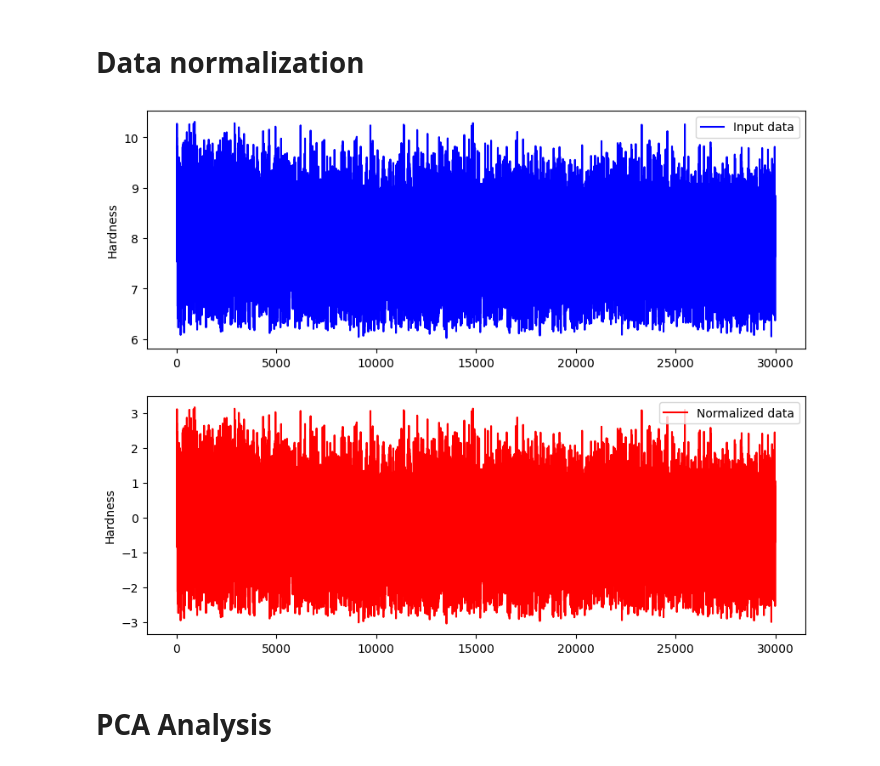
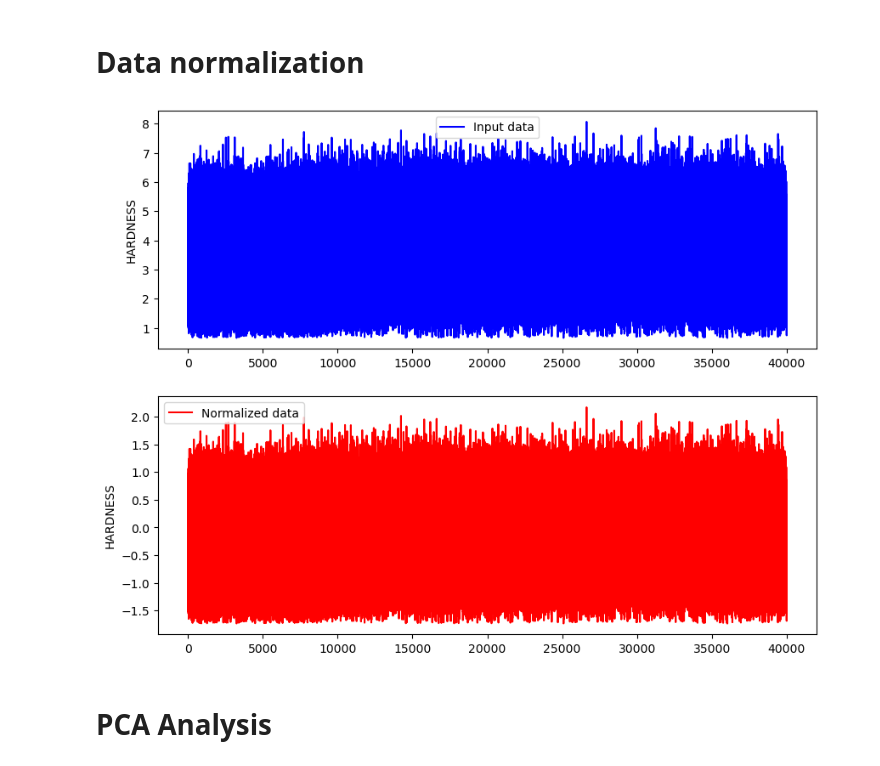
Before and after one commit to edrossi93/mecanano-ml-nanomechanics-tutorial, a Jupyter notebook: notebooks/nanoindentation_ML.ipynb, the cells around one changed output. Cells and saved outputs as stored; diff of their text form; code cells hidden in the pictures.

```diff
--- a/notebooks/nanoindentation_ML.ipynb
+++ b/notebooks/nanoindentation_ML.ipynb
@@ -3,10 +3,9 @@
 # %%
 import pandas as pd
 import numpy as np
-from google.colab import files
 
-# Assuming the uploaded file is named 'DataSet-1.csv'
-file_name = r'/content/drive/MyDrive/Colab Notebooks/DataSet-1.csv'
+# high-speed map dataset import
+file_name = "../data/nanoindent_maps/Al-Cu Eutectic 1um.csv"
 
 # Load your data
 # Assuming Data is a DataFrame
@@ -14,31 +13,18 @@ file_name = r'/content/drive/MyDrive/Colab Notebooks/DataSet-1.csv'
 Data = pd.read_csv(file_name, delimiter=',', decimal=',', quotechar='"', skiprows=[1])
 
 # Reorder the columns
-ordered_columns = ['Force', 'Time', 'Depth', 'S^2/P', 'Hardness', 'Modulus', 'XPosition', 'YPosition']
+ordered_columns = ['Load', 'Depth', 'HARDNESS', 'MODULUS', 'X Position', 'Y Position']
 Data = Data[ordered_columns]
 Data = Data.astype('float64')
 
 # Clean NaN and data errors
-threshold_value = 5000  # Define your threshold value on hardness
+threshold_value = 5000  # Define your threshold value on HARDNESS
 
-# Identify rows where Hardness values are NaN or greater than threshold_value
-rows_to_remove = Data['Hardness'].isna() | (Data['Hardness'] > threshold_value)
+# Identify rows where HARDNESS values are NaN or greater than threshold_value
+rows_to_remove = Data['HARDNESS'].isna() | (Data['HARDNESS'] > threshold_value)
 
 # Remove these rows from the DataFrame
 Data = Data[~rows_to_remove]
-
-# Make Coordinates Relative to Smallest X and Smallest Y
-minX = Data['XPosition'].min()
-minY = Data['YPosition'].min()
-
-# Temp variable for data operations
-ZeroedData = Data.copy()
-
-# Subtract the minimum X and Y values from all data points
-ZeroedData['XPosition'] = Data['XPosition'] - minX
-ZeroedData['YPosition'] = Data['YPosition'] - minY
-ZeroedData['YPosition'] = Data['YPosition'].max() - Data['YPosition']
-ZeroedData['XPosition'] = Data['XPosition'].max() - Data['XPosition']
 # %% [markdown]
 # Remove outlayers section
 # %%
@@ -204,34 +274,34 @@ plt.show()
 # %%
 import pandas as pd
 import numpy as np
 import matplotlib.pyplot as plt
 
 # Normalize Data
 def normalize(data, columns):
     center_value = data[columns].mean()
     scale_value = data[columns].std()
     normalized_data = (data[columns] - center_value) / scale_value
     return normalized_data, center_value, scale_value
 
-columns_to_normalize = ['Force', 'S^2/P', 'Hardness', 'Modulus']
+columns_to_normalize = ['Load', 'Depth', 'HARDNESS', 'MODULUS']
 nData, center_value, scale_value = normalize(filteredData, columns_to_normalize)
 
 # Display results
 fig, (ax1, ax2) = plt.subplots(2, 1, figsize=(10, 8))
 
 # Plot input data
-ax1.plot(filteredData['Hardness'], label='Input data', color='blue')
+ax1.plot(filteredData['HARDNESS'], label='Input data', color='blue')
 ax1.legend()
-ax1.set_ylabel('Hardness')
+ax1.set_ylabel('HARDNESS')
 
 # Plot normalized data
-ax2.plot(nData['Hardness'], label='Normalized data', color='red', linewidth=1.5)
+ax2.plot(nData['HARDNESS'], label='Normalized data', color='red', linewidth=1.5)
 ax2.legend()
-ax2.set_ylabel('Hardness')
+ax2.set_ylabel('HARDNESS')
 
 plt.show()
 # %% [output]
-[figure, old version]
+[figure, new version]
 # %% [markdown]
 # PCA Analysis
 # %%
```
Also changed, not shown: parts of 14 cells of this notebook, 1 other file.
